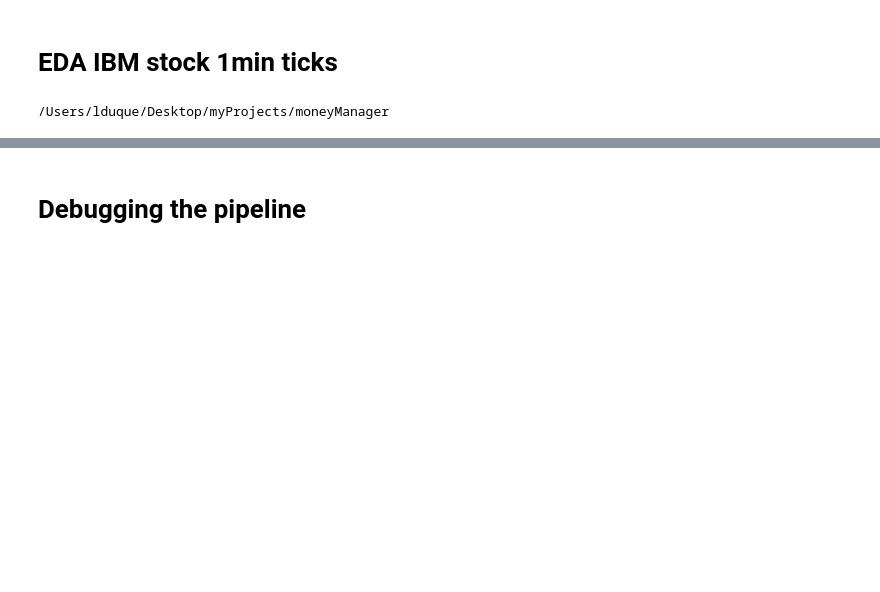
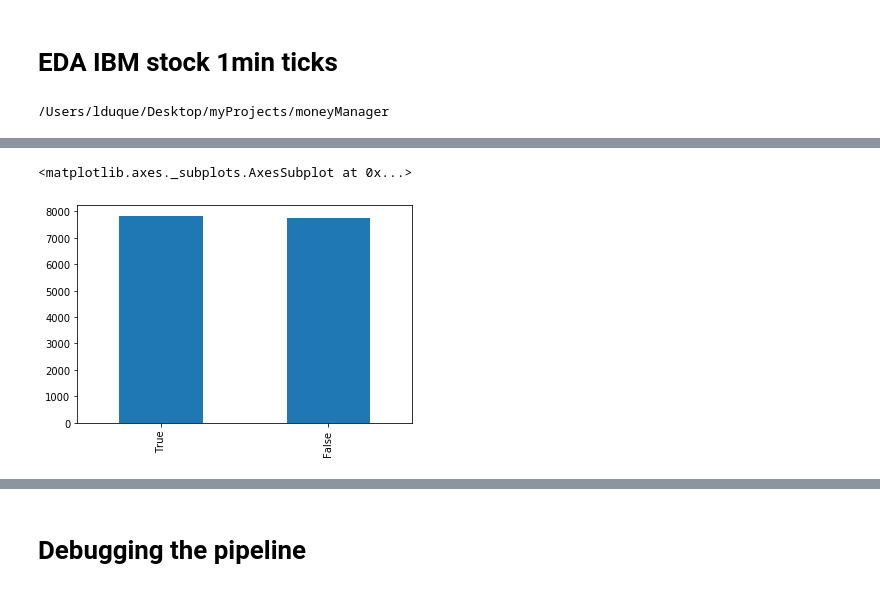
Before and after one commit to luisduque440/moneyManager, a Jupyter notebook: modeling/EDA_IBM_1min.ipynb, the cells around one changed output, grey strips where cells are left out. Drawn from its saved outputs; the diff is of its cells as text; code cells hidden in the pictures; blank space fills up the shorter version.

```diff
--- a/modeling/EDA_IBM_1min.ipynb
+++ b/modeling/EDA_IBM_1min.ipynb
@@ -28,3 +17,7 @@ from sklearn.metrics import precision_recall_curve
 from sklearn.metrics import average_precision_score
 from sklearn.metrics import plot_precision_recall_curve
 from sklearn.model_selection import GridSearchCV
+# %%
+startDay=datetime(2019,2,1)
+endDay= datetime(2019,4,1)
+dg = loadTimeSeries('IBM', startDay, endDay)
@@ -31,2 +34,2 @@ from sklearn.model_selection import GridSearchCV
 # %%
-df = createTrainingDataSet('IBM', 'OIH', startDate=None, endDate=None, pastStart=4, futureEnd=-2)
+df = createTrainingDataSet('IBM', 'OIH', startDay=startDay, endDay=endDay, pastStart=4)
@@ -37,5 +46,5 @@ df.head()
-# %%
-df= df[(df.IBMvalidRow==True) & (df.OIHvalidRow==True)]
-df = df.drop(columns=['IBMvalidRow', 'OIHvalidRow'])
 # %%
-df.target.value_counts()
+df.target.value_counts().plot.bar()
+# %% [output]
+<matplotlib.axes._subplots.AxesSubplot at 0x...>
+[figure, added]
```
Also changed, not shown: parts of 32 cells of this notebook, 7 other files.
